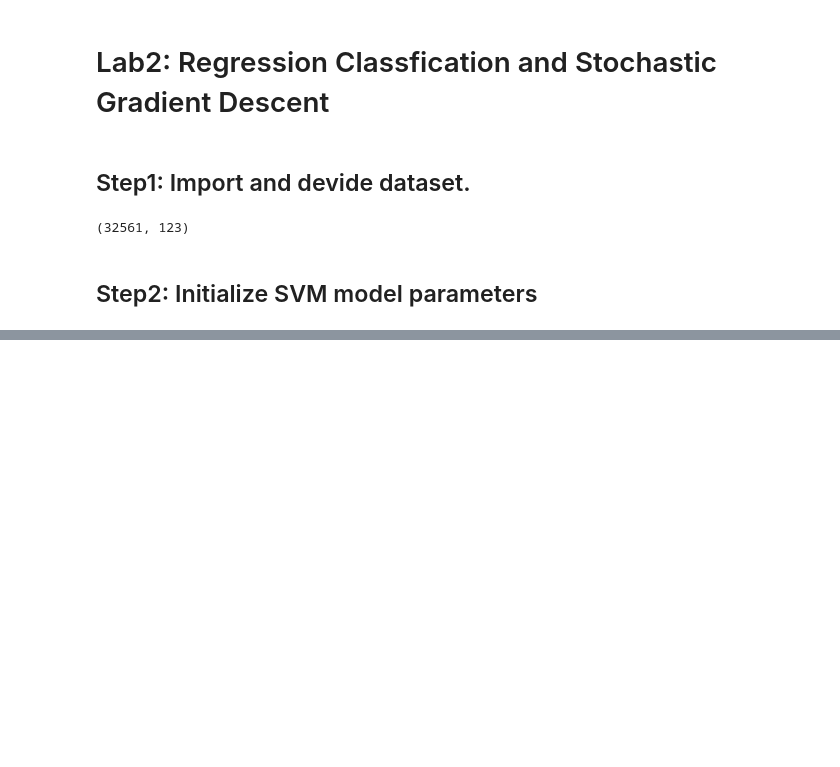
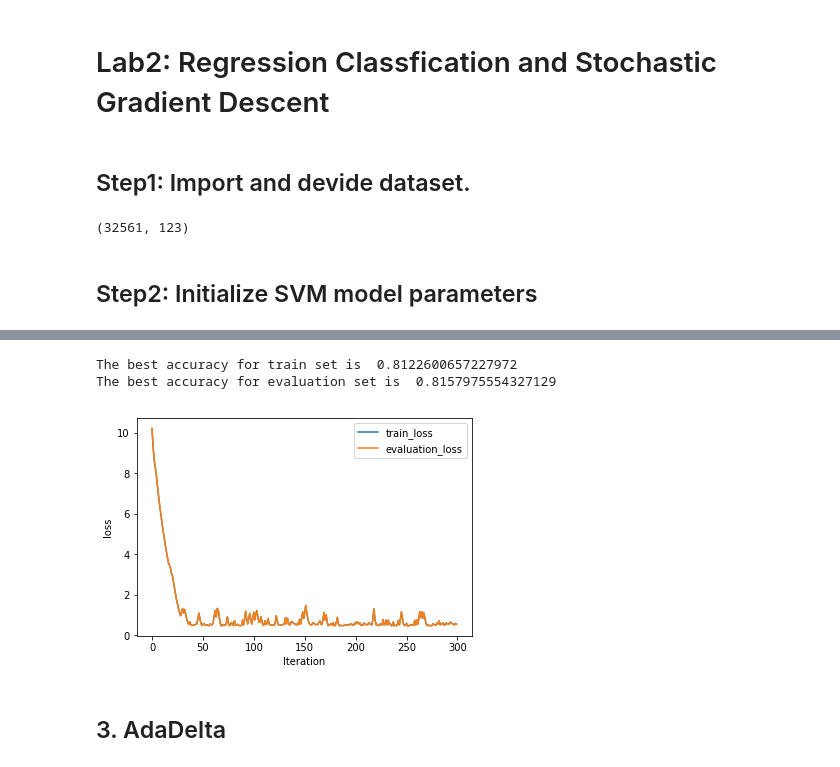
Before and after one commit to JinChengneng/ML2017-lab-02, a Jupyter notebook: ClassificationExperiment.ipynb, the cells around one changed output, grey strips where cells are left out. Cells and saved outputs as stored; diff of their text form; code cells hidden in the pictures; blank space fills up the shorter version.

```diff
--- a/ClassificationExperiment.ipynb
+++ b/ClassificationExperiment.ipynb
@@ -125,0 +126,38 @@ plt.legend(loc="lower right")
+# %%
+train_loss_RMSProp,evaluation_loss_RMSProp,train_accr_RMSProp,evaluation_accr_RMSProp = [],[],[],[]
+theta = np.ones((n, 1))
+
+def RMSProp(w):
+    gama = 0.9
+    vt = 0
+    Egt = 0
+    e=0.00000001
+
+    learning_rate = 0.3
+
+    for i in range(0, maxIteration):
+        gradient = cal_stochastic_gradient(w - gama*vt)
+        Egt = gama * Egt + ((1-gama)*(gradient**2)).sum()
+        w -= learning_rate*gradient/math.sqrt(Egt + e)
+
+        train_loss_RMSProp.append(cal_hinge_loss(w,train_features,train_targets))
+        evaluation_loss_RMSProp.append( cal_hinge_loss(w,test_features,test_targets))
+        train_accr_RMSProp.append(cal_accur(train_features,train_targets,w))
+        evaluation_accr_RMSProp.append(cal_accur(test_features,test_targets,w))
+
+RMSProp(theta)
+# %%
+plt.xlabel("Iteration")
+plt.ylabel("loss")
+plt.plot(train_loss_RMSProp, label="train_loss")
+plt.plot(evaluation_loss_RMSProp,label="evaluation_loss" )
+plt.legend(loc ='upper right')
+
+print("The best accuracy for train set is " ,max(train_accr_RMSProp))
+print("The best accuracy for evaluation set is " ,max(evaluation_accr_RMSProp))
+# %% [output]
+The best accuracy for train set is  0.8122600657227972
+The best accuracy for evaluation set is  0.8157975554327129
+[figure, added]
+# %% [markdown]
+## 3. AdaDelta
```
Also changed, not shown: parts of 21 cells of this notebook.
